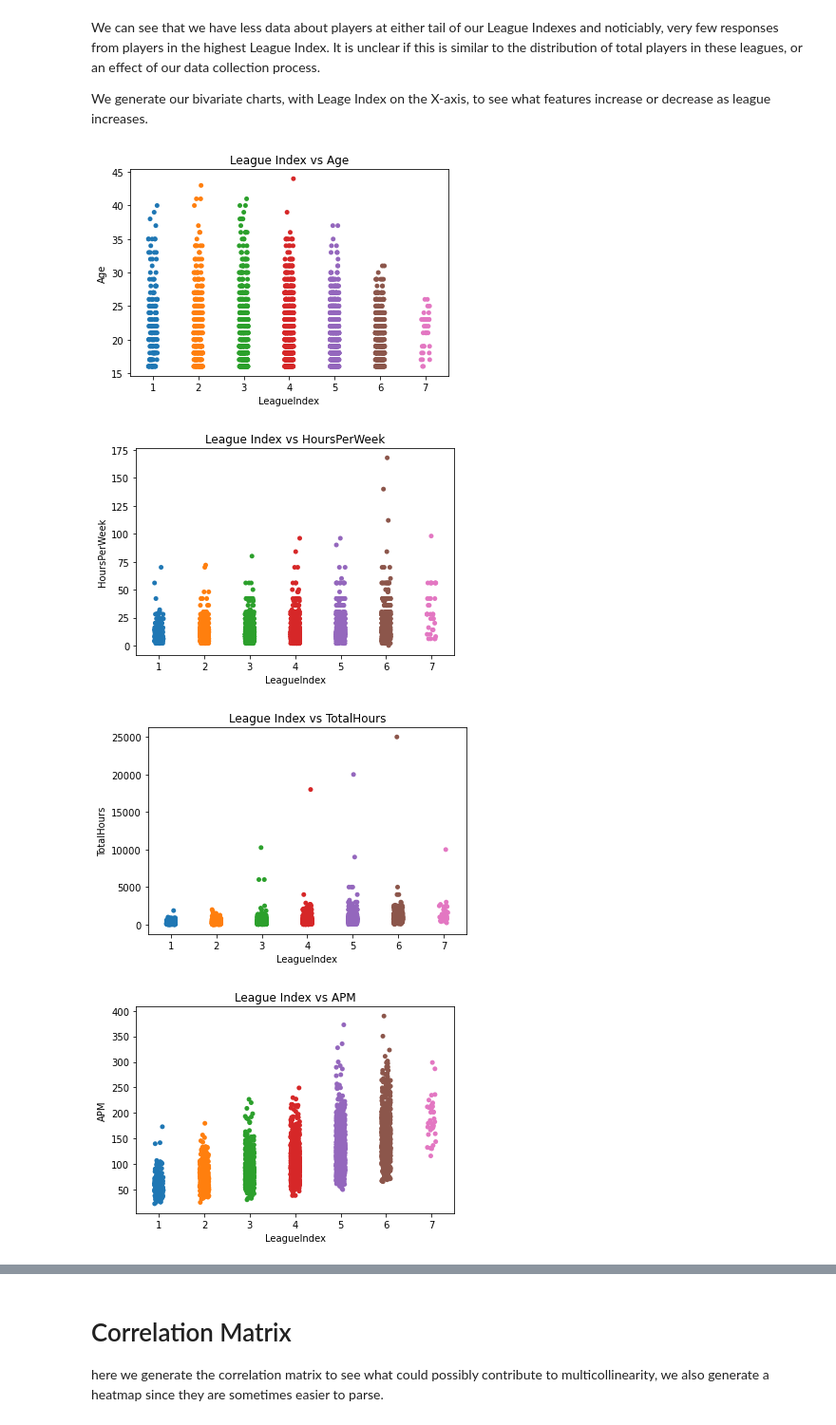
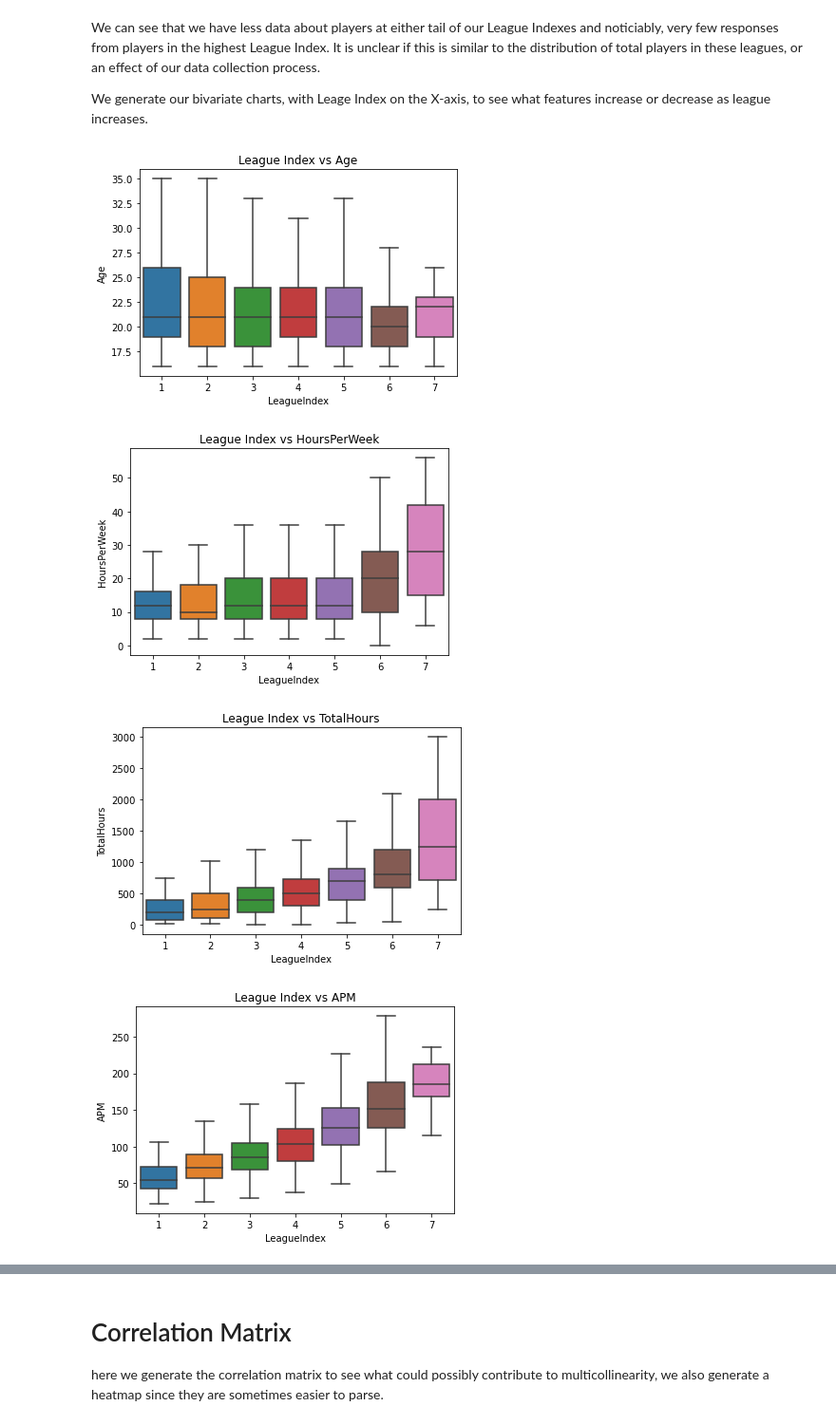
Before and after one commit to theGetz1995/Starcraft2LeagueClassification, a Jupyter notebook: notebooks/04_Getz_EDA_Second_Pass.ipynb, the cells around one changed output, grey strips where cells are left out. Shown: that part at 95% size. Drawn from its saved outputs; the diff is of its cells as text; code cells hidden in the pictures.

```diff
--- a/notebooks/04_Getz_EDA_Second_Pass.ipynb
+++ b/notebooks/04_Getz_EDA_Second_Pass.ipynb
@@ -53,11 +53,11 @@ We can see that we have less data about players at either tail of our League Ind
 We generate our bivariate charts, with Leage Index on the X-axis, to see what features increase or decrease as league increases.
 # %%
 for name in starcraft.columns[2:]:
-    sns.stripplot(x='LeagueIndex',y=name,data=starcraft)
+    sns.boxplot(x='LeagueIndex',y=name,data=starcraft,showfliers=False)
     plt.title('League Index vs '+name)
     plt.show()
 # %% [output]
-[figure, old version]
+[figure, new version]
-[figure, old version]
+[figure, new version]
-[figure, old version]
+[figure, new version]
-[figure, old version]
+[figure, new version]
```
Also changed, not shown: parts of 4 cells of this notebook, 1 other file.
